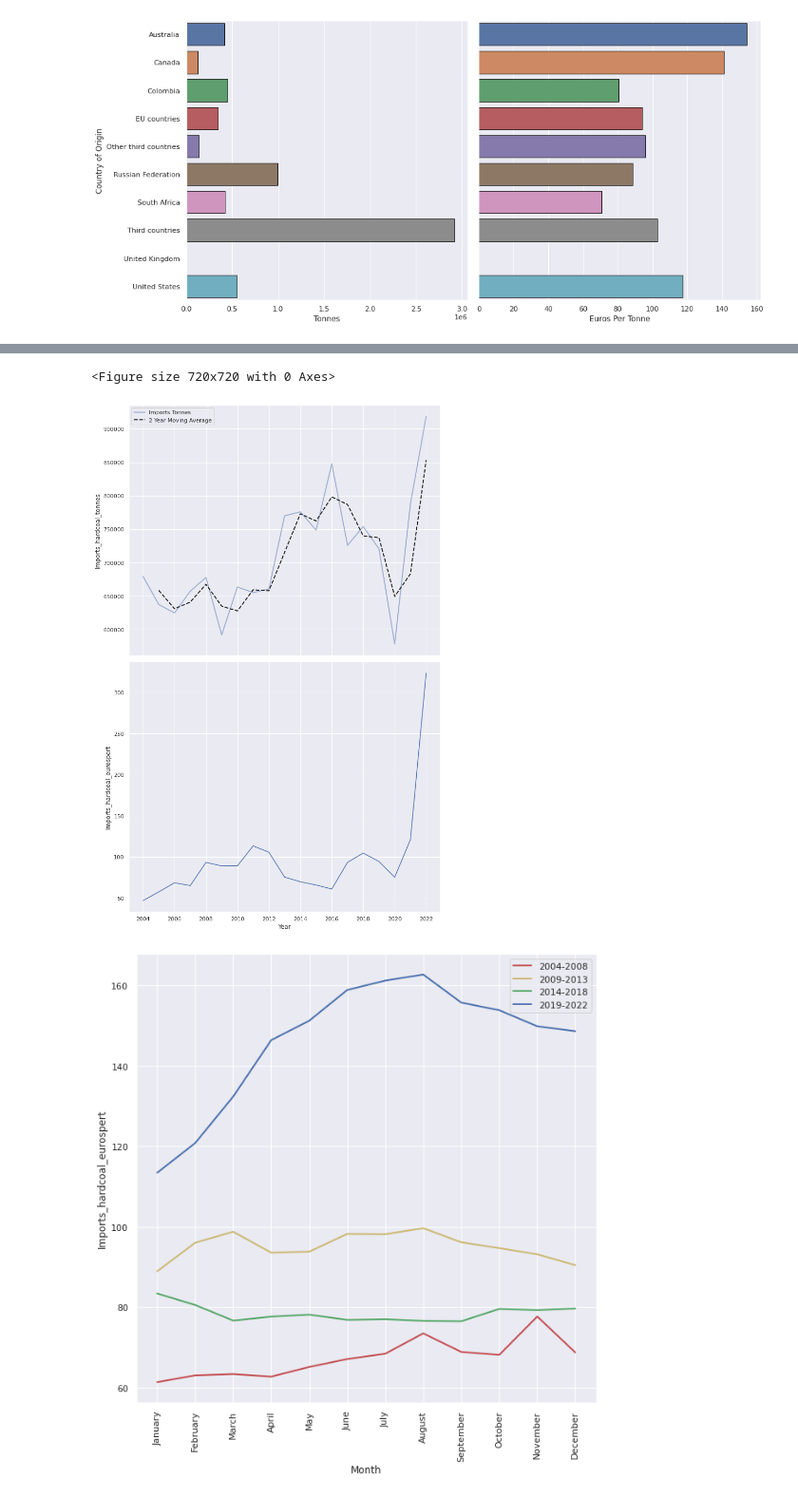
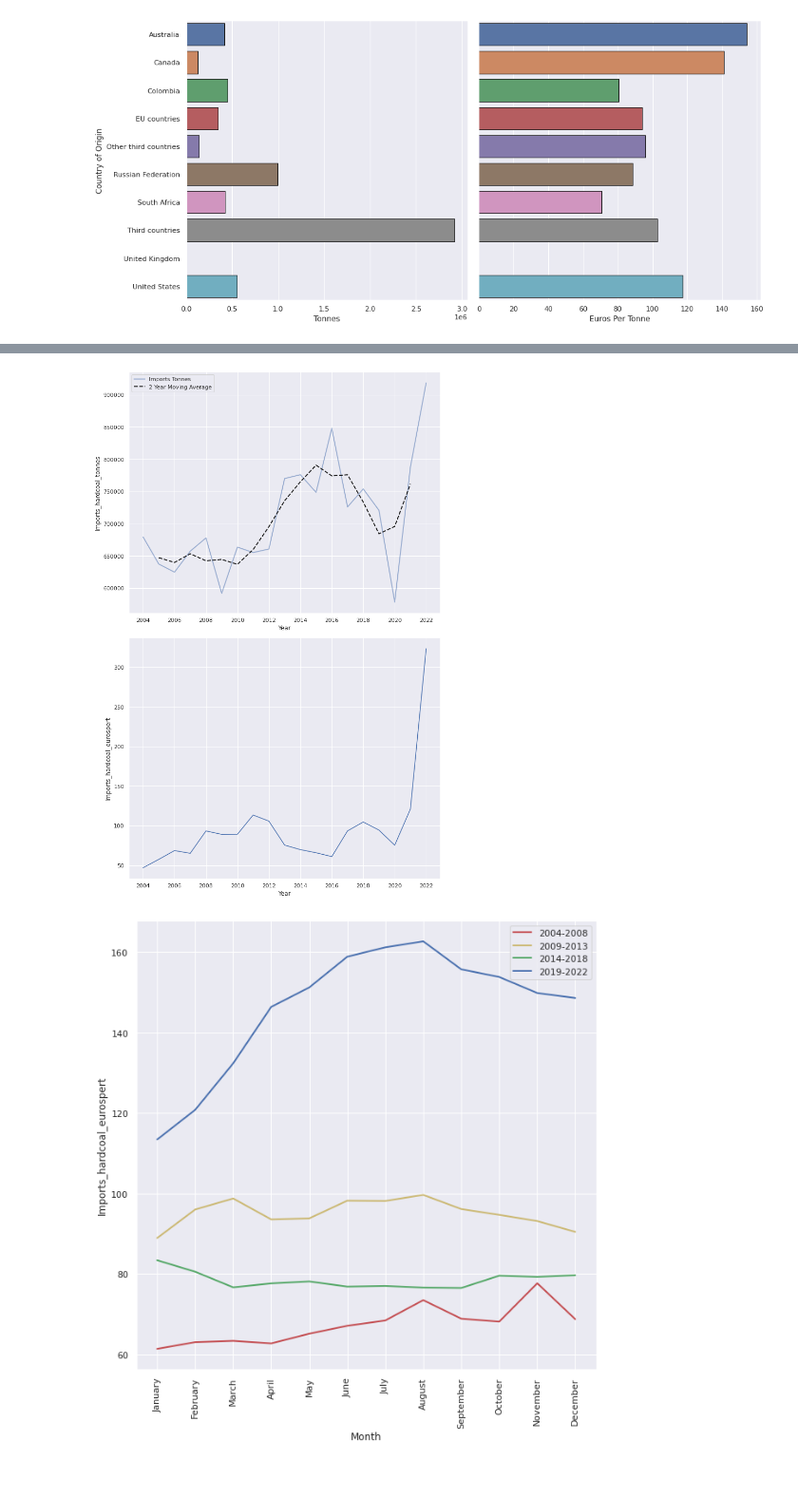
Before and after one commit to Kshitij301199/Coal_Imports_Germany, a Jupyter notebook: docs/Analysis.ipynb, the cells around one changed output, grey strips where cells are left out. Shown at 95% size. Saved outputs shown, nothing was run; the diff lists cells and outputs as text; code cells hidden in the pictures.

```diff
--- a/docs/Analysis.ipynb
+++ b/docs/Analysis.ipynb
@@ -151,6 +157,6 @@ len(np.convolve(pivot_table_year.Imports_hardcoal_tonnes,[0.25,0.25,0.25,0.25],m
 # %% [output]
 19
 # %%
-pivot_table_year["Imports_hardcoal_tonnes_MA2y"] = np.convolve(pivot_table_year.Imports_hardcoal_tonnes,[0.5,0.5],mode="same")
+pivot_table_year["Imports_hardcoal_tonnes_MA3y"] = np.convolve(pivot_table_year.Imports_hardcoal_tonnes,[1/3,1/3,1/3],mode="same")
 pivot_table_year.head()
 # %% [output]
@@ -193,36 +254,35 @@ plt.savefig("../images/Country_of_Origin_Comparison.jpg",dpi=300,edgecolor='k');
 # %%
-plt.figure(figsize=(10,10))
-fig, axes = plt.subplots(2,1,figsize=(10,15),sharex=True)
+fig, axes = plt.subplots(2,1,figsize=(10,15))
 sns.lineplot(
     ax = axes[0],
     data=pivot_table_year,
     x = pivot_table_year.index,
     y = "Imports_hardcoal_tonnes",
     linewidth=2,alpha=0.5
 )
 sns.lineplot(
     ax = axes[0],
-    x = pivot_table_year.index[1:],
-    y = pivot_table_year.Imports_hardcoal_tonnes_MA2y[1:],
+    x = pivot_table_year.index[1:-1],
+    y = pivot_table_year.Imports_hardcoal_tonnes_MA3y[1:-1],
     linewidth=2,
     linestyle="--",
     alpha=1,
     color="k"
 )
 
 sns.lineplot(
     ax = axes[1],
     data = pivot_table_year,
     x = pivot_table_year.index,
     y = "Imports_hardcoal_eurospert"
 )
 axes[0].legend(["Imports Tonnes","2 Year Moving Average"],loc="best")
-plt.xticks(pivot_table_year.index[::2]);
+axes[0].set_xticks(pivot_table_year.index[::2]);
+axes[1].set_xticks(pivot_table_year.index[::2]);
 plt.tight_layout()
 plt.savefig("../images/Import_hardcoal_yearly.jpg",dpi=300,edgecolor='k');
 # %% [output]
-<Figure size 720x720 with 0 Axes>
-[figure, old version]
+[figure, new version]
 # %%
 plt.figure(figsize=(10,10))
 sns.lineplot(
```
Also changed, not shown: parts of 9 cells of this notebook, 3 other files.
